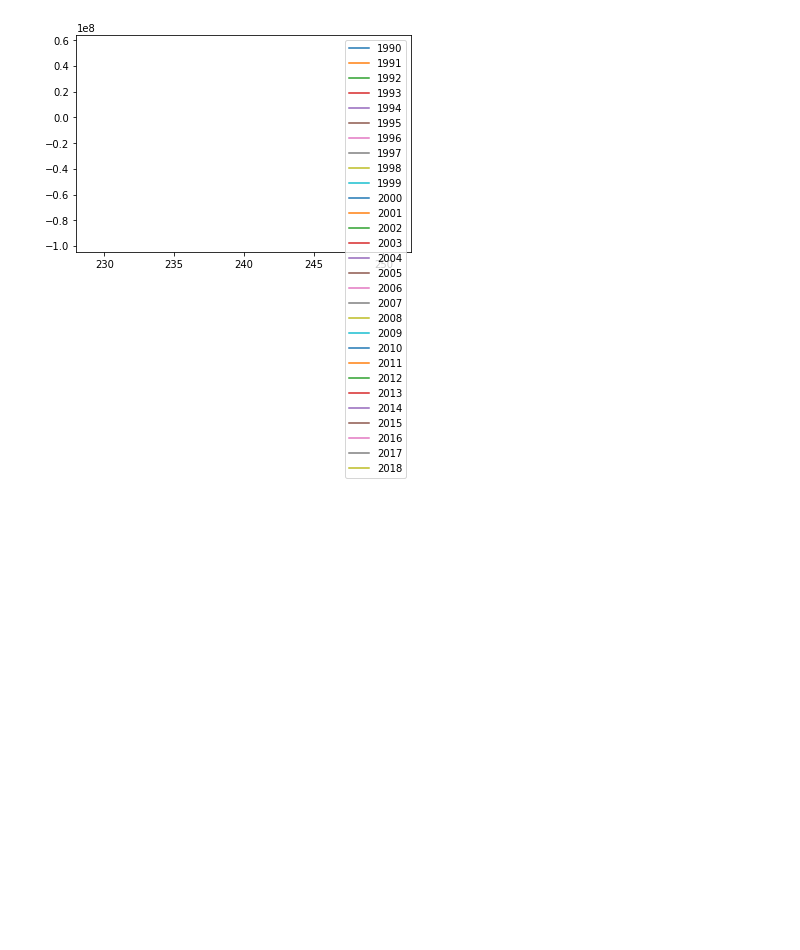
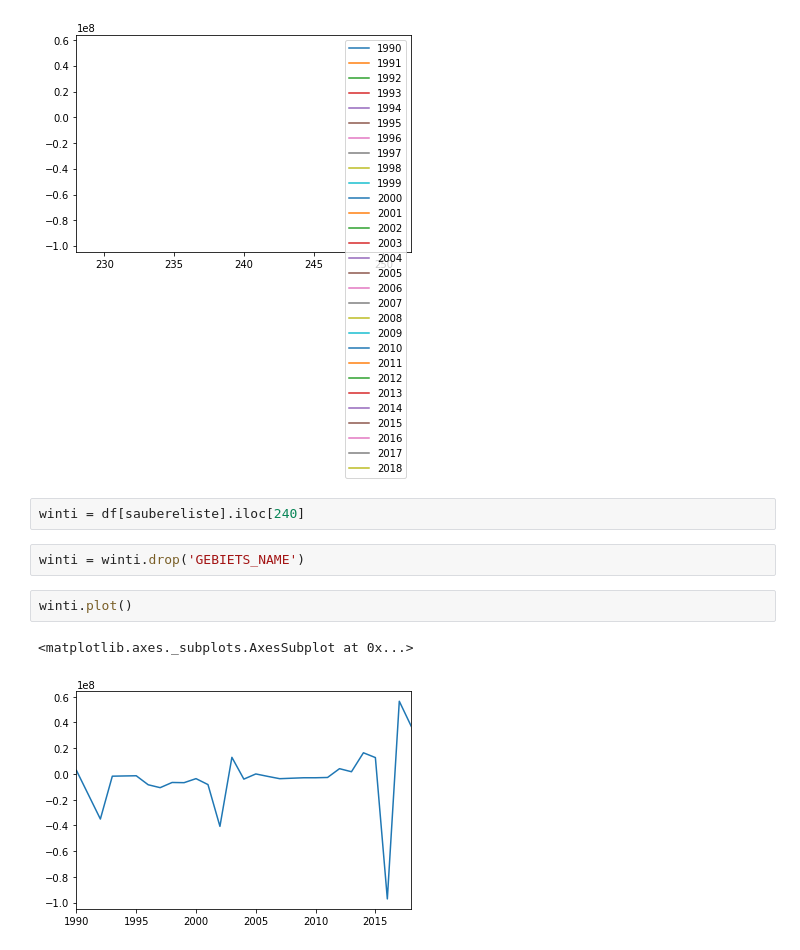
Before and after one commit to MartinSteinegger/cas-ddj, a Jupyter notebook: 08 Pandas Teil 1/Bilanz Stadt Winterthur.ipynb, the cells around one changed output. Saved outputs shown, nothing was run; the diff lists cells and outputs as text; blank space fills up the shorter version.

```diff
--- a/08 Pandas Teil 1/Bilanz Stadt Winterthur.ipynb
+++ b/08 Pandas Teil 1/Bilanz Stadt Winterthur.ipynb
@@ -121,3 +121,12 @@ df[saubereliste].iloc[240:241].plot()
 # %% [output]
 <matplotlib.axes._subplots.AxesSubplot at 0x...>
 [figure]
+# %%
+winti = df[saubereliste].iloc[240]
+# %%
+winti = winti.drop('GEBIETS_NAME')
+# %%
+winti.plot()
+# %% [output]
+<matplotlib.axes._subplots.AxesSubplot at 0x...>
+[figure, added]
```
Also changed, not shown: parts of 1 cell of this notebook.
